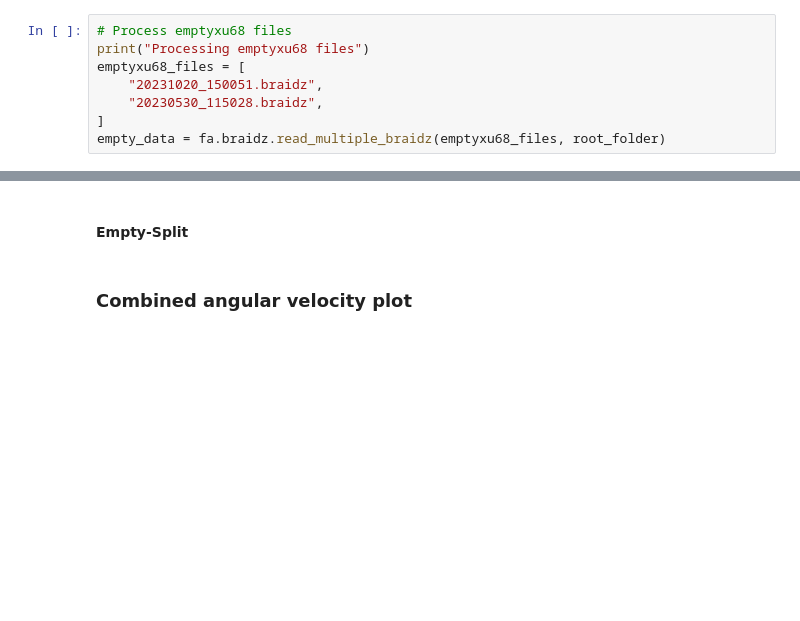
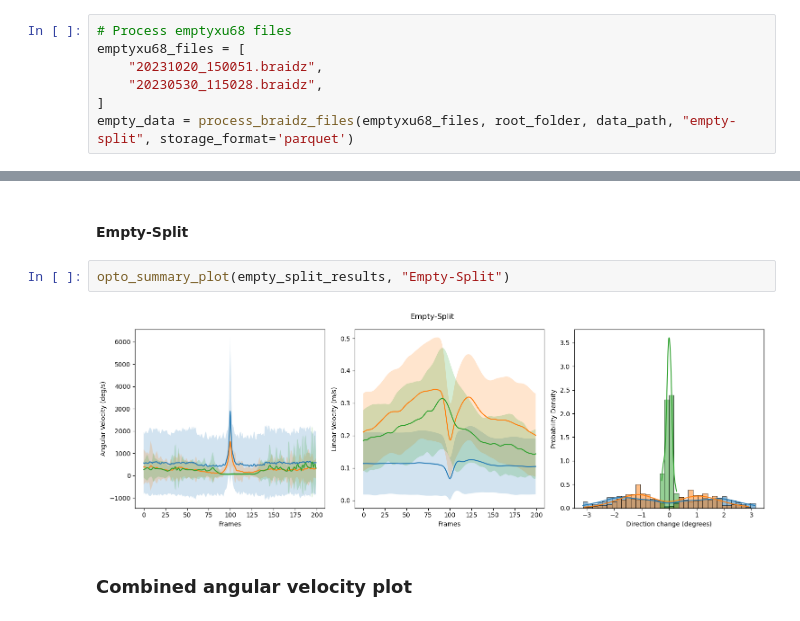
Before and after one commit to elhananby/fly_analysis, a Jupyter notebook: notebooks/Stim_vs_Spont_Saccades.ipynb, the cells around one changed output, grey strips where cells are left out. Cells and saved outputs as stored; diff of their text form; blank space fills up the shorter version.

```diff
--- a/notebooks/Stim_vs_Spont_Saccades.ipynb
+++ b/notebooks/Stim_vs_Spont_Saccades.ipynb
@@ -618,9 +566,8 @@ g29_results = get_all_saccade_data(g29_data["df"], g29_data["stim"])
 ### Empty-Split
 # %%
 # Process emptyxu68 files
-print("Processing emptyxu68 files")
 emptyxu68_files = [
     "20231020_150051.braidz",
     "20230530_115028.braidz",
 ]
-empty_data = fa.braidz.read_multiple_braidz(emptyxu68_files, root_folder)
+empty_data = process_braidz_files(emptyxu68_files, root_folder, data_path, "empty-split", storage_format='parquet')
@@ -712,5 +666,9 @@ opto_summary_plot(g29_results, "AX-Split")
 # %% [markdown]
 #### Empty-Split
+# %%
+opto_summary_plot(empty_split_results, "Empty-Split")
+# %% [output]
+[figure, added]
 # %% [markdown]
 ### Combined angular velocity plot
 # %%
```
Also changed, not shown: parts of 8 cells of this notebook, 1 other file.
